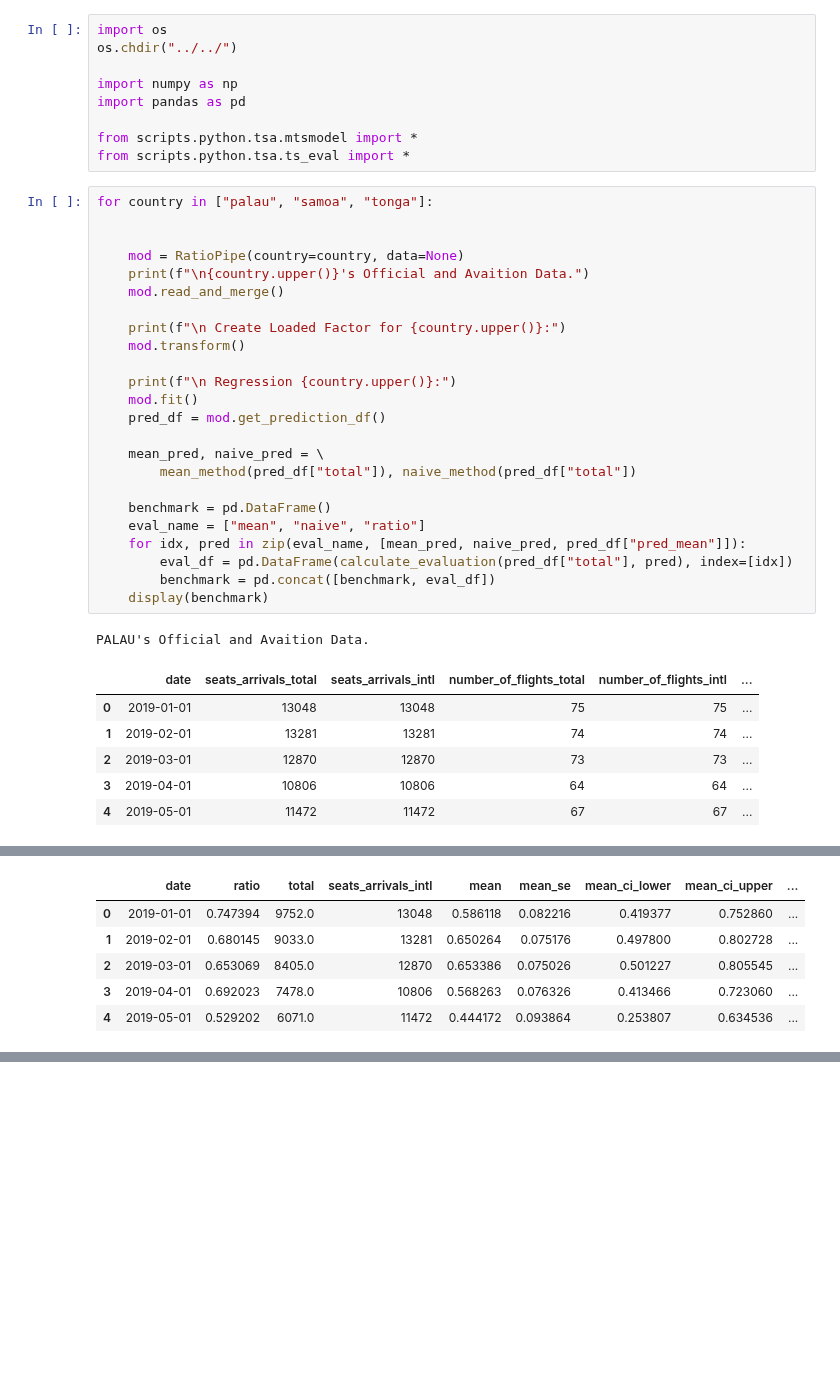
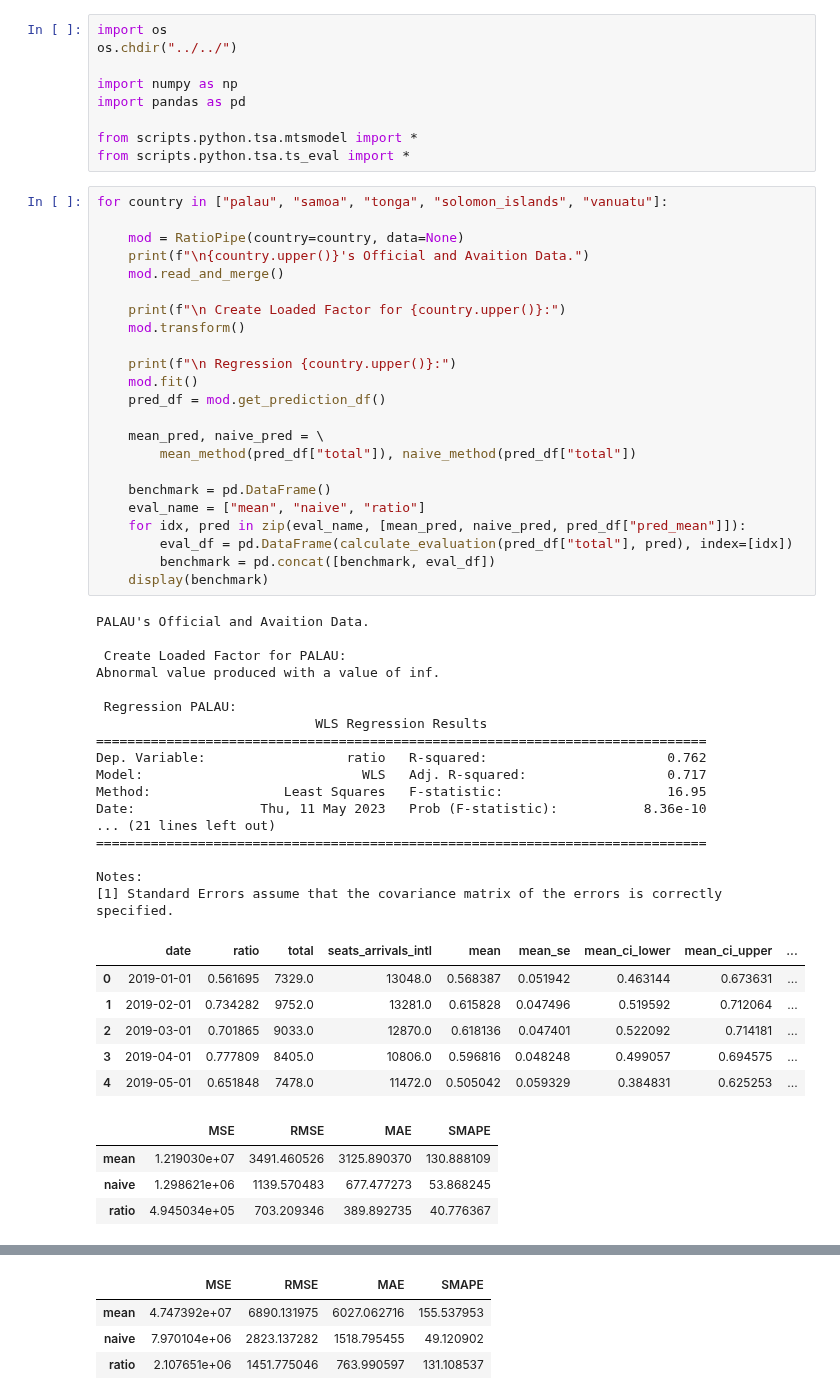
Before and after one commit to worldbank/pacific-observatory, a Jupyter notebook: docs/tourism/mtsa_ratio.ipynb, the cells around one changed output, grey strips where cells are left out. Saved outputs shown, nothing was run; the diff lists cells and outputs as text; blank space fills up the shorter version.

```diff
--- a/docs/tourism/mtsa_ratio.ipynb
+++ b/docs/tourism/mtsa_ratio.ipynb
@@ -10,34 +10,53 @@ import pandas as pd
 from scripts.python.tsa.mtsmodel import *
 from scripts.python.tsa.ts_eval import *
 # %%
-for country in ["palau", "samoa", "tonga"]:
-
+for country in ["palau", "samoa", "tonga", "solomon_islands", "vanuatu"]:
 
     mod = RatioPipe(country=country, data=None)
     print(f"\n{country.upper()}'s Official and Avaition Data.")
     mod.read_and_merge()
 
     print(f"\n Create Loaded Factor for {country.upper()}:")
     mod.transform()
 
     print(f"\n Regression {country.upper()}:")
     mod.fit()
     pred_df = mod.get_prediction_df()
 
     mean_pred, naive_pred = \
         mean_method(pred_df["total"]), naive_method(pred_df["total"])
 
     benchmark = pd.DataFrame()
     eval_name = ["mean", "naive", "ratio"]
     for idx, pred in zip(eval_name, [mean_pred, naive_pred, pred_df["pred_mean"]]):
         eval_df = pd.DataFrame(calculate_evaluation(pred_df["total"], pred), index=[idx])
         benchmark = pd.concat([benchmark, eval_df])
     display(benchmark)
 # %% [output]
 PALAU's Official and Avaition Data.
+
+ Create Loaded Factor for PALAU:
+Abnormal value produced with a value of inf.
+
+ Regression PALAU:
+                            WLS Regression Results
+==============================================================================
+Dep. Variable:                  ratio   R-squared:                       0.762
+Model:                            WLS   Adj. R-squared:                  0.717
+Method:                 Least Squares   F-statistic:                     16.95
+Date:                Thu, 11 May 2023   Prob (F-statistic):           8.36e-10
+... (21 lines left out)
+==============================================================================
+
+Notes:
+[1] Standard Errors assume that the covariance matrix of the errors is correctly specified.
-|  | date | seats_arrivals_total | seats_arrivals_intl | number_of_flights_total | number_of_flights_intl | ... |
-| 0 | 2019-01-01 | 13048 | 13048 | 75 | 75 | ... |
-| 1 | 2019-02-01 | 13281 | 13281 | 74 | 74 | ... |
-| 2 | 2019-03-01 | 12870 | 12870 | 73 | 73 | ... |
-| 3 | 2019-04-01 | 10806 | 10806 | 64 | 64 | ... |
-| 4 | 2019-05-01 | 11472 | 11472 | 67 | 67 | ... |
+|  | date | ratio | total | seats_arrivals_intl | mean | mean_se | mean_ci_lower | mean_ci_upper | ... |
+| 0 | 2019-01-01 | 0.561695 | 7329.0 | 13048.0 | 0.568387 | 0.051942 | 0.463144 | 0.673631 | ... |
+| 1 | 2019-02-01 | 0.734282 | 9752.0 | 13281.0 | 0.615828 | 0.047496 | 0.519592 | 0.712064 | ... |
+| 2 | 2019-03-01 | 0.701865 | 9033.0 | 12870.0 | 0.618136 | 0.047401 | 0.522092 | 0.714181 | ... |
+| 3 | 2019-04-01 | 0.777809 | 8405.0 | 10806.0 | 0.596816 | 0.048248 | 0.499057 | 0.694575 | ... |
+| 4 | 2019-05-01 | 0.651848 | 7478.0 | 11472.0 | 0.505042 | 0.059329 | 0.384831 | 0.625253 | ... |
+|  | MSE | RMSE | MAE | SMAPE |
+| mean | 1.219030e+07 | 3491.460526 | 3125.890370 | 130.888109 |
+| naive | 1.298621e+06 | 1139.570483 | 677.477273 | 53.868245 |
+| ratio | 4.945034e+05 | 703.209346 | 389.892735 | 40.776367 |
@@ -58,9 +77,3 @@ Time:                        00:27:14   Log-Likelihood:                 13.430
 
 Notes:
 [1] Standard Errors assume that the covariance matrix of the errors is correctly specified.
-|  | date | ratio | total | seats_arrivals_intl | mean | mean_se | mean_ci_lower | mean_ci_upper | ... |
-| 0 | 2019-01-01 | 0.747394 | 9752.0 | 13048 | 0.586118 | 0.082216 | 0.419377 | 0.752860 | ... |
-| 1 | 2019-02-01 | 0.680145 | 9033.0 | 13281 | 0.650264 | 0.075176 | 0.497800 | 0.802728 | ... |
-| 2 | 2019-03-01 | 0.653069 | 8405.0 | 12870 | 0.653386 | 0.075026 | 0.501227 | 0.805545 | ... |
-| 3 | 2019-04-01 | 0.692023 | 7478.0 | 10806 | 0.568263 | 0.076326 | 0.413466 | 0.723060 | ... |
-| 4 | 2019-05-01 | 0.529202 | 6071.0 | 11472 | 0.444172 | 0.093864 | 0.253807 | 0.634536 | ... |
@@ -70,0 +86,4 @@ Notes:
+|  | MSE | RMSE | MAE | SMAPE |
+| mean | 4.747392e+07 | 6890.131975 | 6027.062716 | 155.537953 |
+| naive | 7.970104e+06 | 2823.137282 | 1518.795455 | 49.120902 |
+| ratio | 2.107651e+06 | 1451.775046 | 763.990597 | 131.108537 |
```
Also changed, not shown: parts of 3 cells of this notebook, 6 other files.
